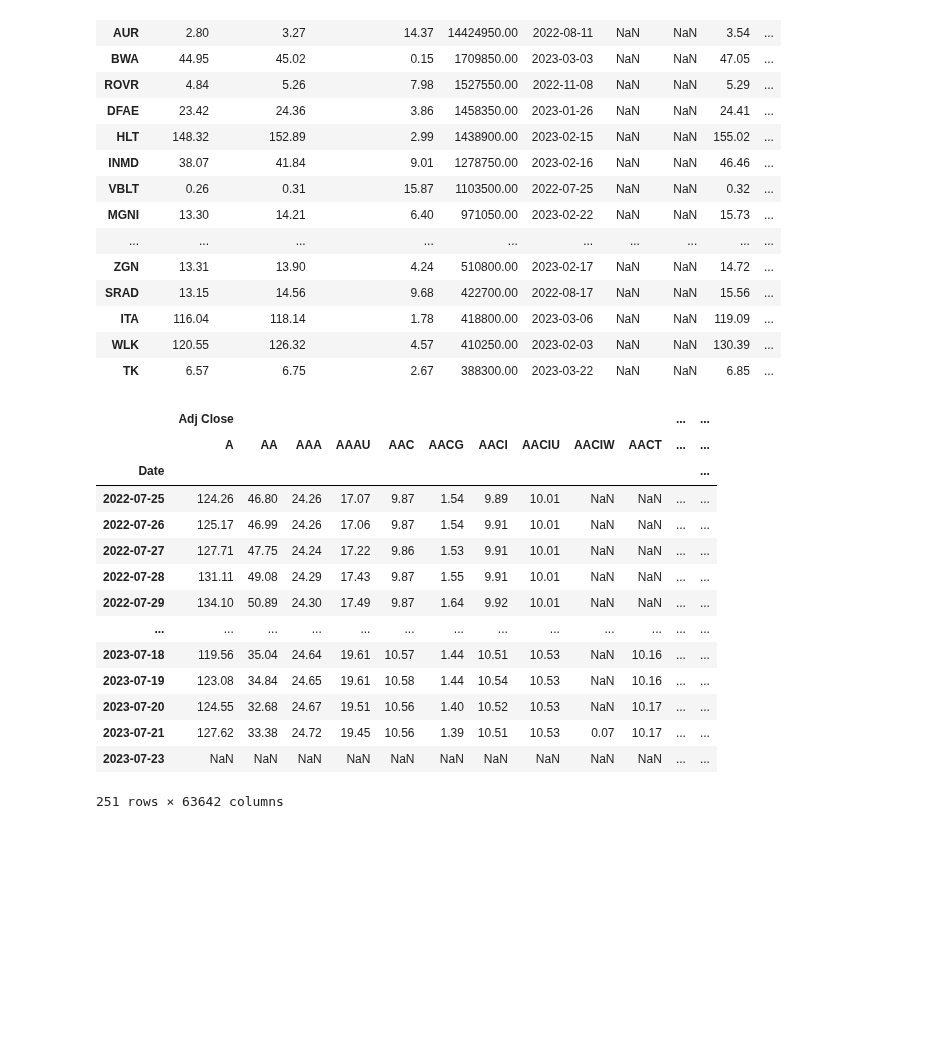
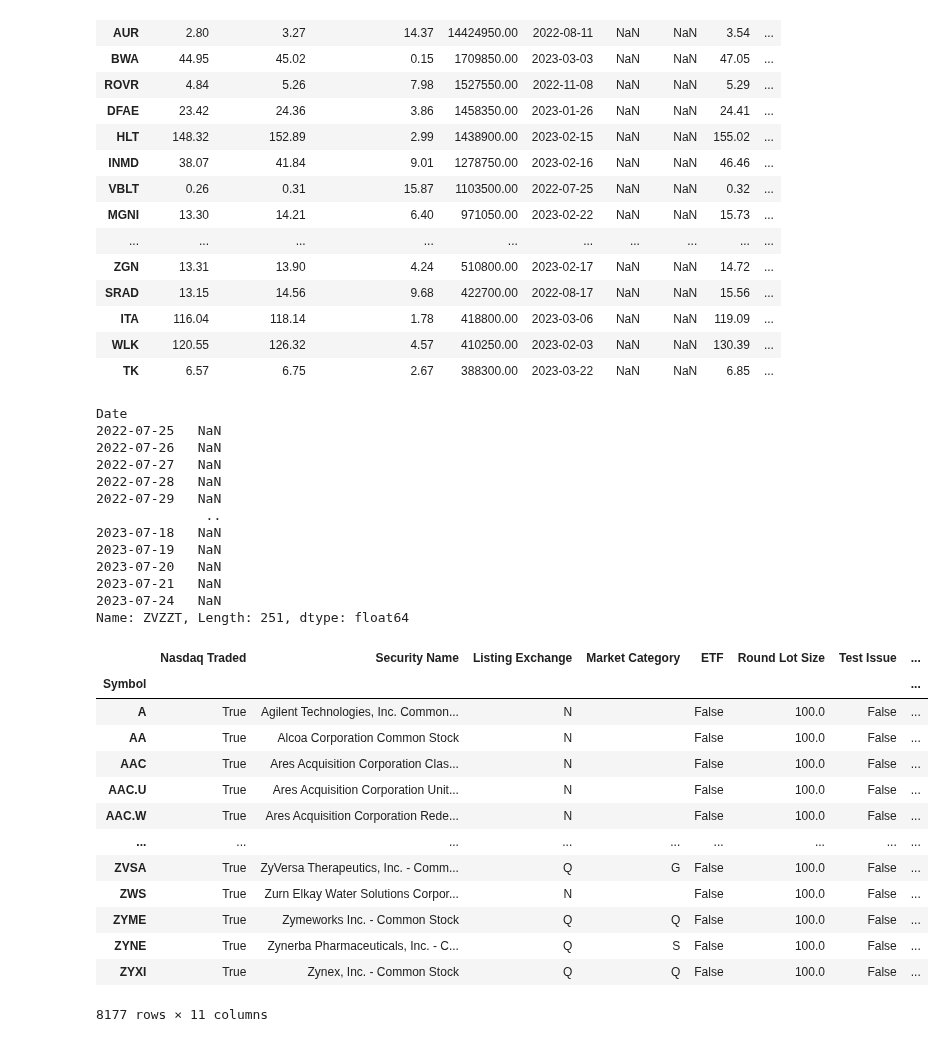
Before and after one commit to Idanq1/Stocks-Strategies, a Jupyter notebook: Scanners/Screener8 52 high.ipynb, the cells around one changed output. Saved outputs shown, nothing was run; the diff lists cells and outputs as text; code cells hidden in the pictures; blank space fills up the shorter version.

```diff
--- a/Scanners/Screener8 52 high.ipynb
+++ b/Scanners/Screener8 52 high.ipynb
@@ -5,6 +5,8 @@ import yfinance as yf
 import pandas as pd
 import numpy as np
 import time
+
+pd.options.display.float_format = '{:,.2f}'.format
 # %%
 def get_tickers(file=r"Stock names.txt"):
     with open(file) as f:
@@ -157,21 +181,38 @@ df.sort_values(by='Volume', ascending=False).head(20)
 | WLK | 120.55 | 126.32 | 4.57 | 410250.00 | 2023-02-03 | NaN | NaN | 130.39 | ... |
 | TK | 6.57 | 6.75 | 2.67 | 388300.00 | 2023-03-22 | NaN | NaN | 6.85 | ... |
 # %%
-data_cop
-# cop
+data_cop["Close"]["ZVZZT"]
 # %% [output]
-|  | Adj Close |  |  |  |  |  |  |  |  |  | ... | ... |
-|  | A | AA | AAA | AAAU | AAC | AACG | AACI | AACIU | AACIW | AACT | ... | ... |
-| Date |  |  |  |  |  |  |  |  |  |  |  | ... |
-| 2022-07-25 | 124.26 | 46.80 | 24.26 | 17.07 | 9.87 | 1.54 | 9.89 | 10.01 | NaN | NaN | ... | ... |
-| 2022-07-26 | 125.17 | 46.99 | 24.26 | 17.06 | 9.87 | 1.54 | 9.91 | 10.01 | NaN | NaN | ... | ... |
-| 2022-07-27 | 127.71 | 47.75 | 24.24 | 17.22 | 9.86 | 1.53 | 9.91 | 10.01 | NaN | NaN | ... | ... |
-| 2022-07-28 | 131.11 | 49.08 | 24.29 | 17.43 | 9.87 | 1.55 | 9.91 | 10.01 | NaN | NaN | ... | ... |
-| 2022-07-29 | 134.10 | 50.89 | 24.30 | 17.49 | 9.87 | 1.64 | 9.92 | 10.01 | NaN | NaN | ... | ... |
-| ... | ... | ... | ... | ... | ... | ... | ... | ... | ... | ... | ... | ... |
-| 2023-07-18 | 119.56 | 35.04 | 24.64 | 19.61 | 10.57 | 1.44 | 10.51 | 10.53 | NaN | 10.16 | ... | ... |
-| 2023-07-19 | 123.08 | 34.84 | 24.65 | 19.61 | 10.58 | 1.44 | 10.54 | 10.53 | NaN | 10.16 | ... | ... |
-| 2023-07-20 | 124.55 | 32.68 | 24.67 | 19.51 | 10.56 | 1.40 | 10.52 | 10.53 | NaN | 10.17 | ... | ... |
-| 2023-07-21 | 127.62 | 33.38 | 24.72 | 19.45 | 10.56 | 1.39 | 10.51 | 10.53 | 0.07 | 10.17 | ... | ... |
-| 2023-07-23 | NaN | NaN | NaN | NaN | NaN | NaN | NaN | NaN | NaN | NaN | ... | ... |
-251 rows × 63642 columns
+Date
+2022-07-25   NaN
+2022-07-26   NaN
+2022-07-27   NaN
+2022-07-28   NaN
+2022-07-29   NaN
+              ..
+2023-07-18   NaN
+2023-07-19   NaN
+2023-07-20   NaN
+2023-07-21   NaN
+2023-07-24   NaN
+Name: ZVZZT, Length: 251, dtype: float64
+# %%
+all_tickers = web.get_nasdaq_symbols()
+all_tickers = all_tickers[~all_tickers["ETF"] & ~all_tickers["Test Issue"]]
+# all_tickers.loc["O"]
+all_tickers
+# %% [output]
+|  | Nasdaq Traded | Security Name | Listing Exchange | Market Category | ETF | Round Lot Size | Test Issue | ... |
+| Symbol |  |  |  |  |  |  |  | ... |
+| A | True | Agilent Technologies, Inc. Common... | N |  | False | 100.0 | False | ... |
+| AA | True | Alcoa Corporation Common Stock | N |  | False | 100.0 | False | ... |
+| AAC | True | Ares Acquisition Corporation Clas... | N |  | False | 100.0 | False | ... |
+| AAC.U | True | Ares Acquisition Corporation Unit... | N |  | False | 100.0 | False | ... |
+| AAC.W | True | Ares Acquisition Corporation Rede... | N |  | False | 100.0 | False | ... |
+| ... | ... | ... | ... | ... | ... | ... | ... | ... |
+| ZVSA | True | ZyVersa Therapeutics, Inc. - Comm... | Q | G | False | 100.0 | False | ... |
+| ZWS | True | Zurn Elkay Water Solutions Corpor... | N |  | False | 100.0 | False | ... |
+| ZYME | True | Zymeworks Inc. - Common Stock | Q | Q | False | 100.0 | False | ... |
+| ZYNE | True | Zynerba Pharmaceuticals, Inc. - C... | Q | S | False | 100.0 | False | ... |
+| ZYXI | True | Zynex, Inc. - Common Stock | Q | Q | False | 100.0 | False | ... |
+8177 rows × 11 columns
```
Also changed, not shown: parts of 7 cells of this notebook.
